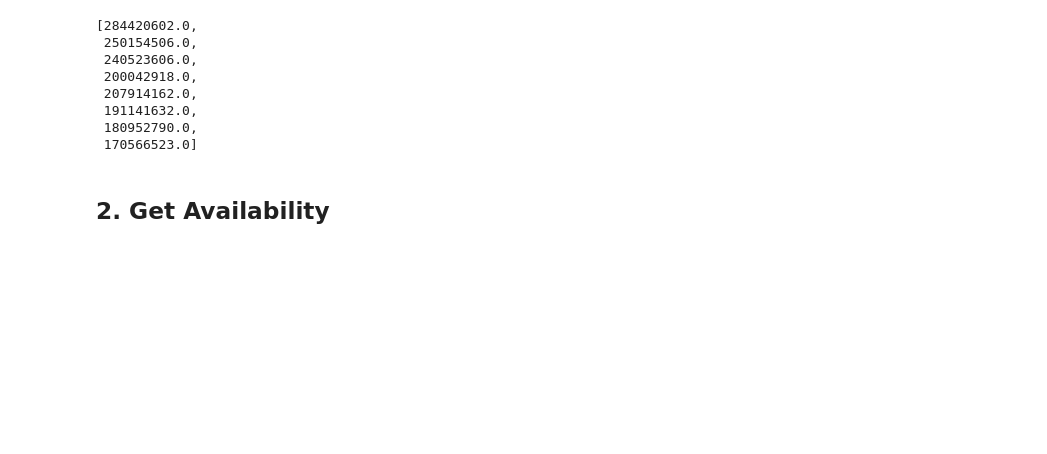
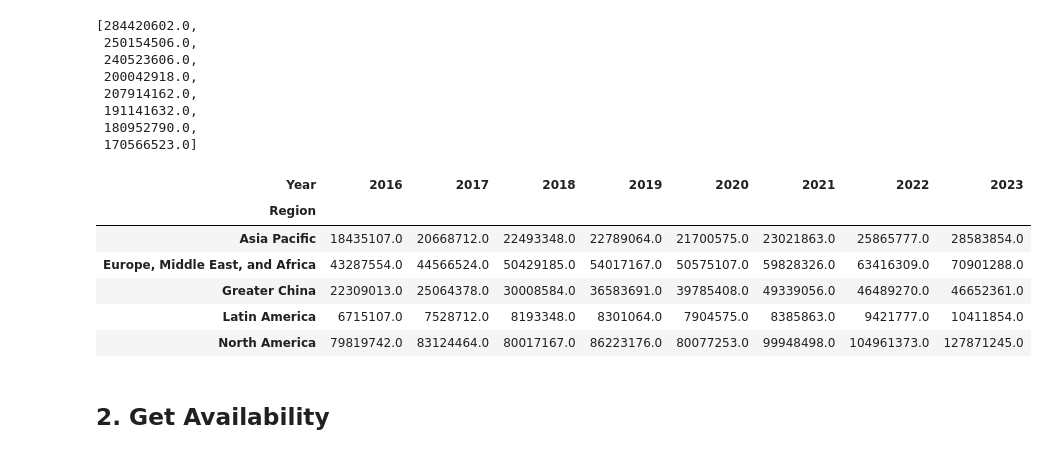
Before and after one commit to jasonjiajs/15.093_optimization_methods, a Jupyter notebook: 1_DataPrep.ipynb, the cells around one changed output. Cells and saved outputs as stored; diff of their text form; code cells hidden in the pictures; blank space fills up the shorter version.

```diff
--- a/1_DataPrep.ipynb
+++ b/1_DataPrep.ipynb
@@ -80,6 +80,16 @@ shoes_per_year
 rev = revenue[['Year', 'Region', 'Revenue ($M)']]
 rev = rev.pivot(index='Region', columns='Year', values='Revenue ($M)')
 rev.to_csv('rev.csv')
+# %%
+demand
+# %% [output]
+| Year | 2016 | 2017 | 2018 | 2019 | 2020 | 2021 | 2022 | 2023 |
+| Region |  |  |  |  |  |  |  |  |
+| Asia Pacific | 18435107.0 | 20668712.0 | 22493348.0 | 22789064.0 | 21700575.0 | 23021863.0 | 25865777.0 | 28583854.0 |
+| Europe, Middle East, and Africa | 43287554.0 | 44566524.0 | 50429185.0 | 54017167.0 | 50575107.0 | 59828326.0 | 63416309.0 | 70901288.0 |
+| Greater China | 22309013.0 | 25064378.0 | 30008584.0 | 36583691.0 | 39785408.0 | 49339056.0 | 46489270.0 | 46652361.0 |
+| Latin America | 6715107.0 | 7528712.0 | 8193348.0 | 8301064.0 | 7904575.0 | 8385863.0 | 9421777.0 | 10411854.0 |
+| North America | 79819742.0 | 83124464.0 | 80017167.0 | 86223176.0 | 80077253.0 | 99948498.0 | 104961373.0 | 127871245.0 |
 # %% [markdown]
 ## 2. Get Availability
 # %% [markdown]
```
Also changed, not shown: parts of 7 cells of this notebook, 3 other files.
